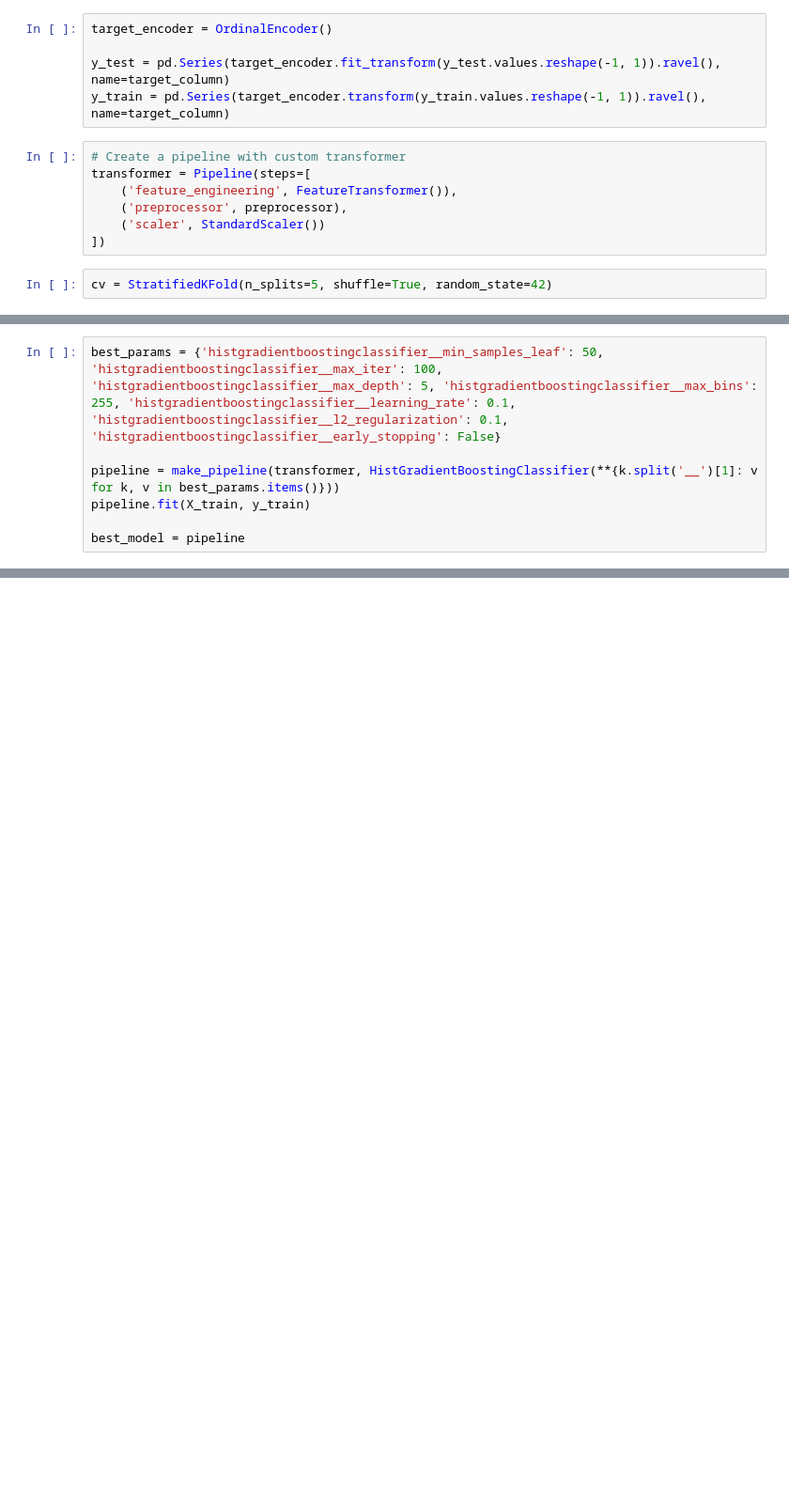
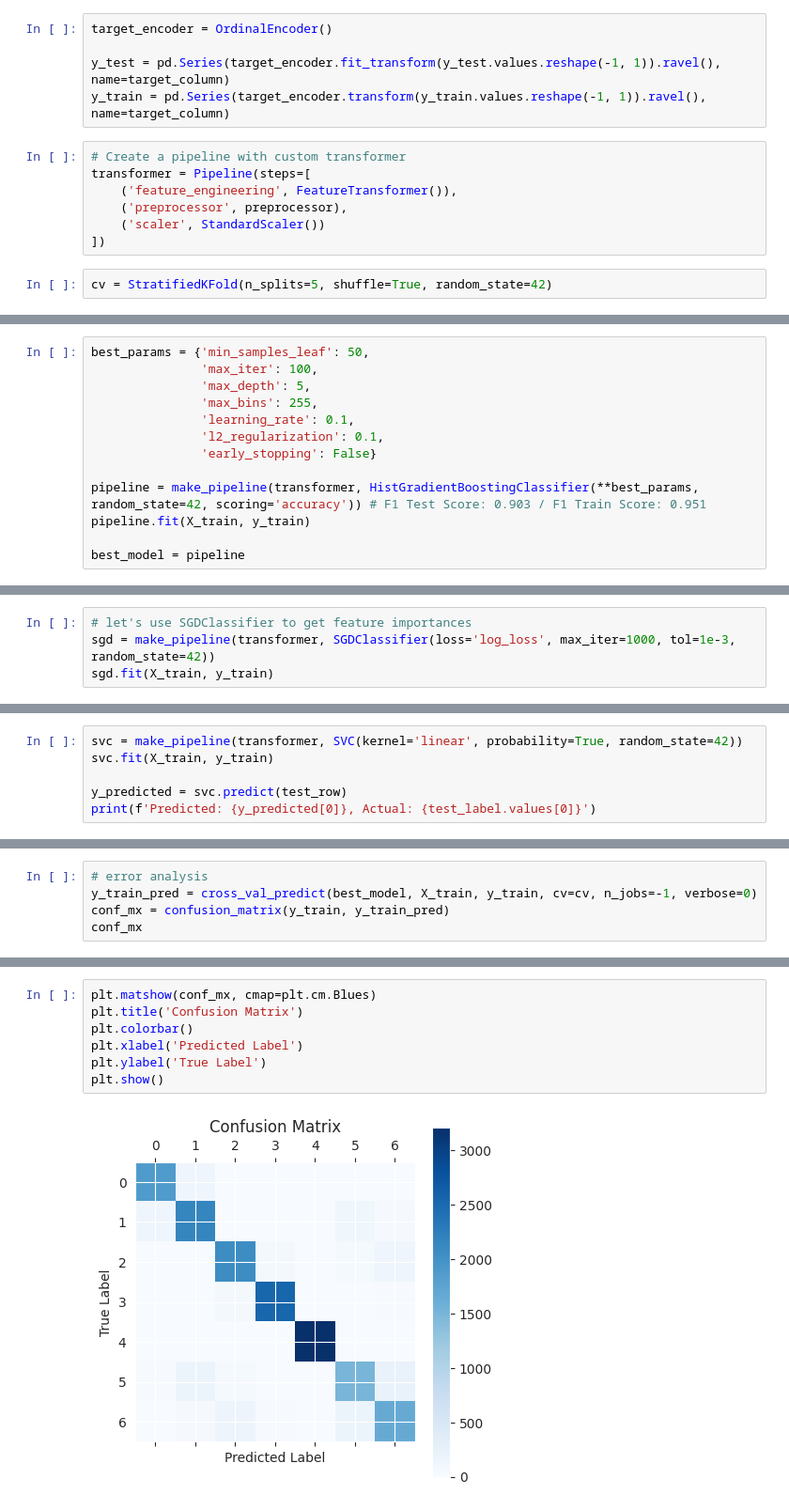
Before and after one commit to KevinShindel/MachineLearning, a Jupyter notebook: Kaggle/Challenges/Obesity Risk Prediction.ipynb, the cells around one changed output, grey strips where cells are left out. Shown at 94% size. Drawn from its saved outputs; the diff is of its cells as text; blank space fills up the shorter version.

```diff
--- a/Kaggle/Challenges/Obesity Risk Prediction.ipynb
+++ b/Kaggle/Challenges/Obesity Risk Prediction.ipynb
@@ -170,7 +239,13 @@ cv = StratifiedKFold(n_splits=5, shuffle=True, random_state=42)
 # %%
-best_params = {'histgradientboostingclassifier__min_samples_leaf': 50, 'histgradientboostingclassifier__max_iter': 100, 'histgradientboostingclassifier__max_depth': 5, 'histgradientboostingclassifier__max_bins': 255, 'histgradientboostingclassifier__learning_rate': 0.1, 'histgradientboostingclassifier__l2_regularization': 0.1, 'histgradientboostingclassifier__early_stopping': False}
+best_params = {'min_samples_leaf': 50,
+               'max_iter': 100,
+               'max_depth': 5,
+               'max_bins': 255,
+               'learning_rate': 0.1,
+               'l2_regularization': 0.1,
+               'early_stopping': False}
 
-pipeline = make_pipeline(transformer, HistGradientBoostingClassifier(**{k.split('__')[1]: v for k, v in best_params.items()}))
+pipeline = make_pipeline(transformer, HistGradientBoostingClassifier(**best_params, random_state=42, scoring='accuracy')) # F1 Test Score: 0.903 / F1 Train Score: 0.951
 pipeline.fit(X_train, y_train)
 
 best_model = pipeline
@@ -176,0 +289,4 @@ best_model = pipeline
+# %%
+# let's use SGDClassifier to get feature importances
+sgd = make_pipeline(transformer, SGDClassifier(loss='log_loss', max_iter=1000, tol=1e-3, random_state=42))
+sgd.fit(X_train, y_train)
@@ -176,0 +365,6 @@ best_model = pipeline
+# %%
+svc = make_pipeline(transformer, SVC(kernel='linear', probability=True, random_state=42))
+svc.fit(X_train, y_train)
+
+y_predicted = svc.predict(test_row)
+print(f'Predicted: {y_predicted[0]}, Actual: {test_label.values[0]}')
@@ -176,0 +393,5 @@ best_model = pipeline
+# %%
+# error analysis
+y_train_pred = cross_val_predict(best_model, X_train, y_train, cv=cv, n_jobs=-1, verbose=0)
+conf_mx = confusion_matrix(y_train, y_train_pred)
+conf_mx
@@ -176,0 +406,9 @@ best_model = pipeline
+# %%
+plt.matshow(conf_mx, cmap=plt.cm.Blues)
+plt.title('Confusion Matrix')
+plt.colorbar()
+plt.xlabel('Predicted Label')
+plt.ylabel('True Label')
+plt.show()
+# %% [output]
+[figure, added]
```
Also changed, not shown: parts of 38 cells of this notebook, 24 other files.
